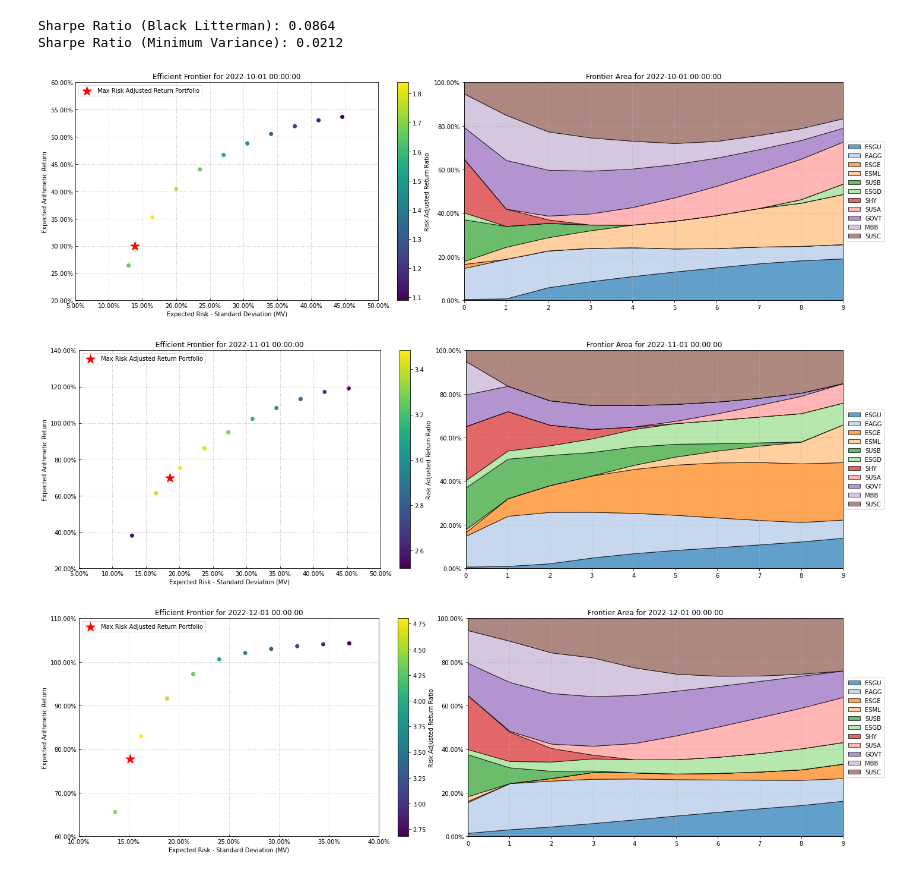
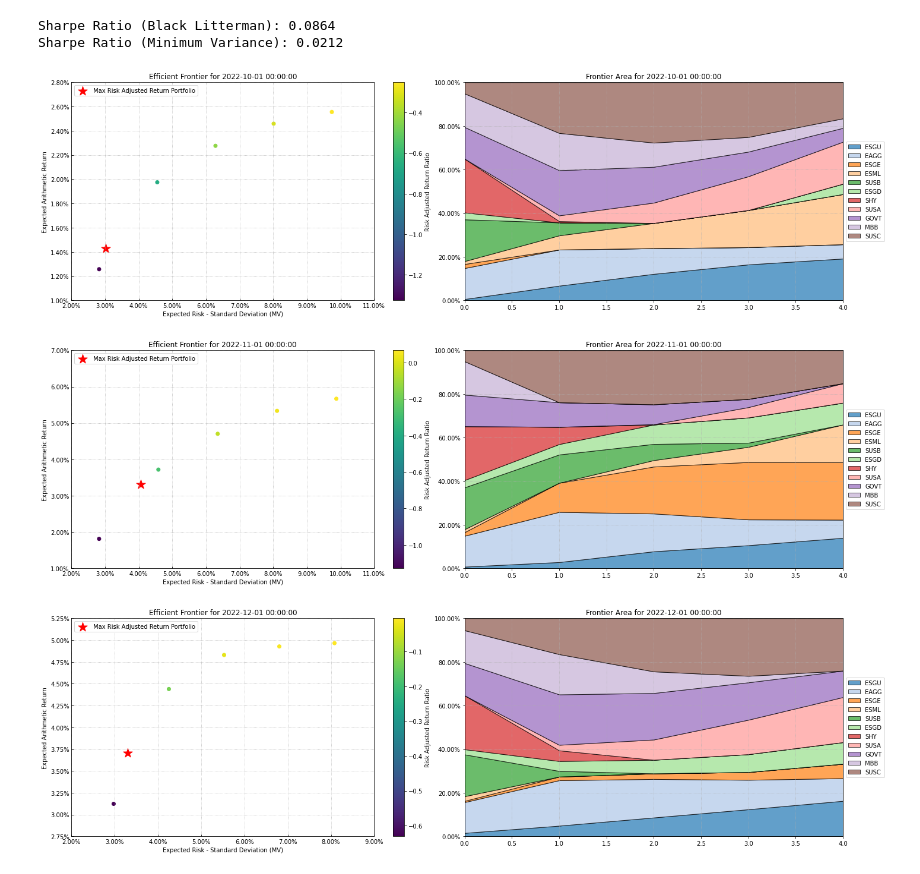
Before and after one commit to remimail/TP-3, a Jupyter notebook: main.ipynb, the cells around one changed output. Saved outputs shown, nothing was run; the diff lists cells and outputs as text; code cells hidden in the pictures.

```diff
--- a/main.ipynb
+++ b/main.ipynb
@@ -607,22 +549,3 @@ constraints = pd.DataFrame({
 
 # Create the factors constraints matrices C and D
 C, D = factors_constraints(constraints, loadings=ESG_constraint)
-# %%
-# Building the portfolio object nea== minimal number of assets to include
-port = rp.Portfolio(returns=rets,ainequality = C, binequality = D, nea = 6)
-
-# Select method and estimate input parameters:
-
-method_mu='hist' # Method to estimate expected returns based on historical data.
-method_cov='hist' # Method to estimate covariance matrix based on historical data.
-
-port.assets_stats(method_mu=method_mu, method_cov=method_cov, d=0.94)
-
-'''
-model = 'Classic' # Could be Classic (historical) or FM (Factor Model)
-rm = 'MV' # Risk measure used, this time will be variance
-obj = 'MinRisk' # Objective function, could be MinRisk, MaxRet, Utility or Sharpe
-hist = True # Use historical scenarios for risk measures that depend on scenarios
-rf = 0 # Risk free rate
-b = None # Risk contribution constraints vector
-'''
@@ -659,6 +602,7 @@ efficient_frontier_dict = {}
 # Iterate over the rolling windows
 while start_date_timestamp < end_date_timestamp:
     # Filter the DataFrame for the current month for minimum variance optimization
+
     rets_df = df_imputed_index[
         (df_imputed_index.index.to_timestamp() < start_date_timestamp) &
         (df_imputed_index.index.to_timestamp() >= start_date_timestamp - pd.DateOffset(months=108))
@@ -759,7 +703,7 @@ while start_date_timestamp < end_date_timestamp:
     ######################## EFFICIENT FRONTIER ########################
 
     # Calculate and store efficient frontier results
-    points = 10  # Number of points on the frontier
+    points = 5  # Number of points on the frontier
     frontier_weights = port_min_variance.efficient_frontier(model=model_bl_min_variance, rm=rm_bl_min_variance, points=points, rf=rf_min_variance, hist=hist_bl_min_variance).T
 
     # Create a dictionary to store the efficient frontier weights and ESG scores for the current date
@@ -931,34 +968,34 @@ for mu_cov_entry in filtered_mu_cov:
     cov = pd.DataFrame(mu_cov_entry['cov_bl'])
     w_bl = monthly_bl_variance[monthly_bl_variance['Date'] == date].iloc[:, 2:]
     returns = df_imputed_index[
         (df_imputed_index.index.to_timestamp() < date) & (df_imputed_index.index.to_timestamp() >= date - pd.DateOffset(months=108))] - 0.05/12
 
     # Find the entry in efficient_frontier_dict for the current date
     date_entry = efficient_frontier_dict[date]
 
     # Extract the points and create a DataFrame
     points = date_entry['Points']
     points_data = []
     for point in points:
         weights = list(point['Weights'].values())
         points_data.append(weights)
 
     columns = list(point['Weights'].keys())
     points_df = pd.DataFrame(points_data, columns=columns)
 
     # Create two separate subplots for each iteration
     fig, (ax1, ax2) = plt.subplots(1, 2, figsize=(20, 6))
 
     rp.plot_frontier(w_frontier=points_df.T, mu=mu, cov=cov, returns=returns, rm='MV',
                      rf=0.05, alpha=0.1, cmap='viridis', w=w_bl, label=label,
-                     marker='*', s=16, c='r', height=6, width=10, ax=ax1)
+                     marker='*', s=16, c='r', height=6, width=10, ax=ax1, t_factor = 12)
     rp.plot_frontier_area(w_frontier=points_df.T, cmap="tab20", height=6, width=10, ax=ax2)
 
     ax1.set_title(f'Efficient Frontier for {date}')
     ax2.set_title(f'Frontier Area for {date}')
 
     plt.show()
 # %% [output]
-[figure, old version]
+[figure, new version]
-[figure, old version]
+[figure, new version]
-[figure, old version]
+[figure, new version]
```
Also changed, not shown: parts of 17 cells of this notebook, 2 other files.
